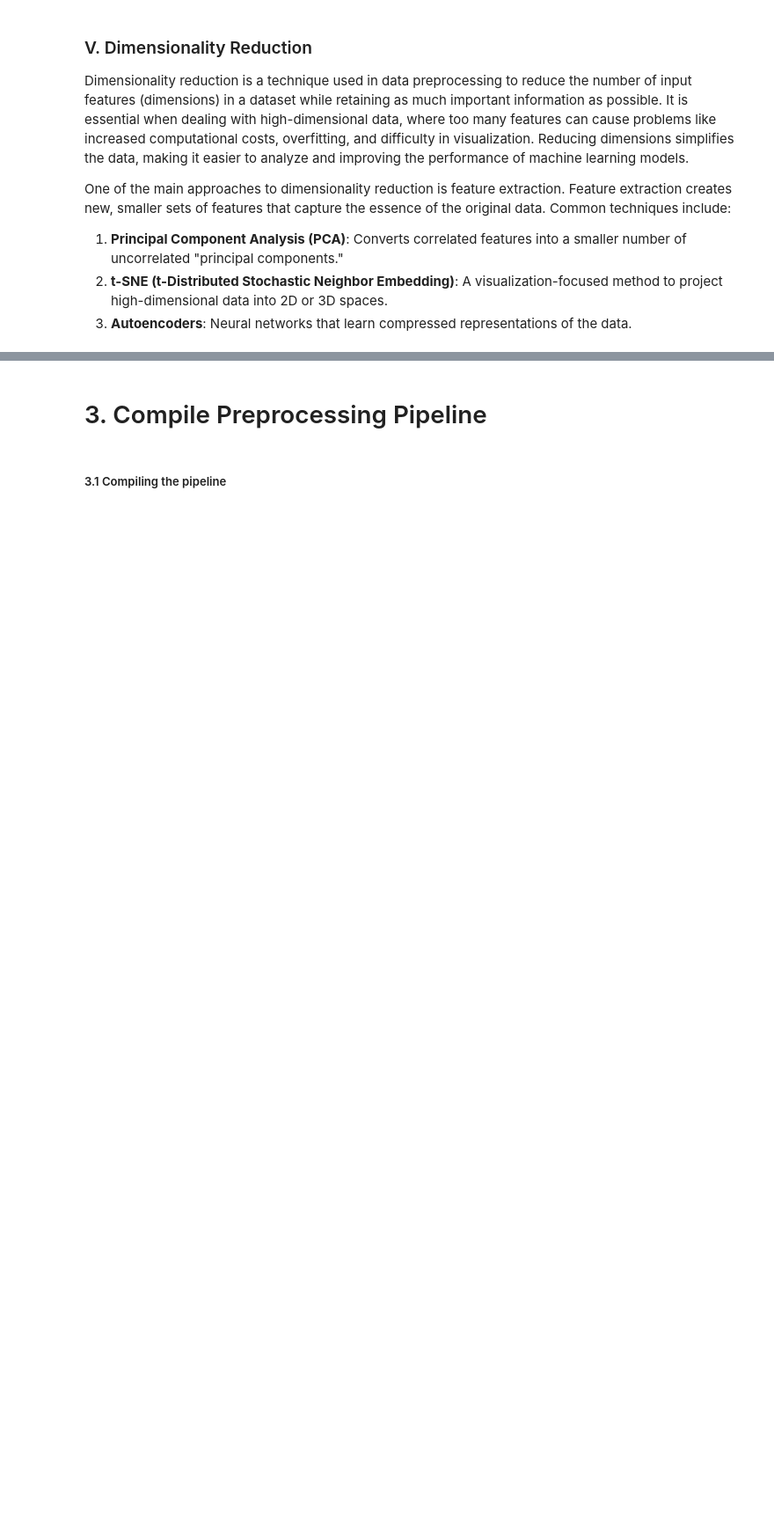
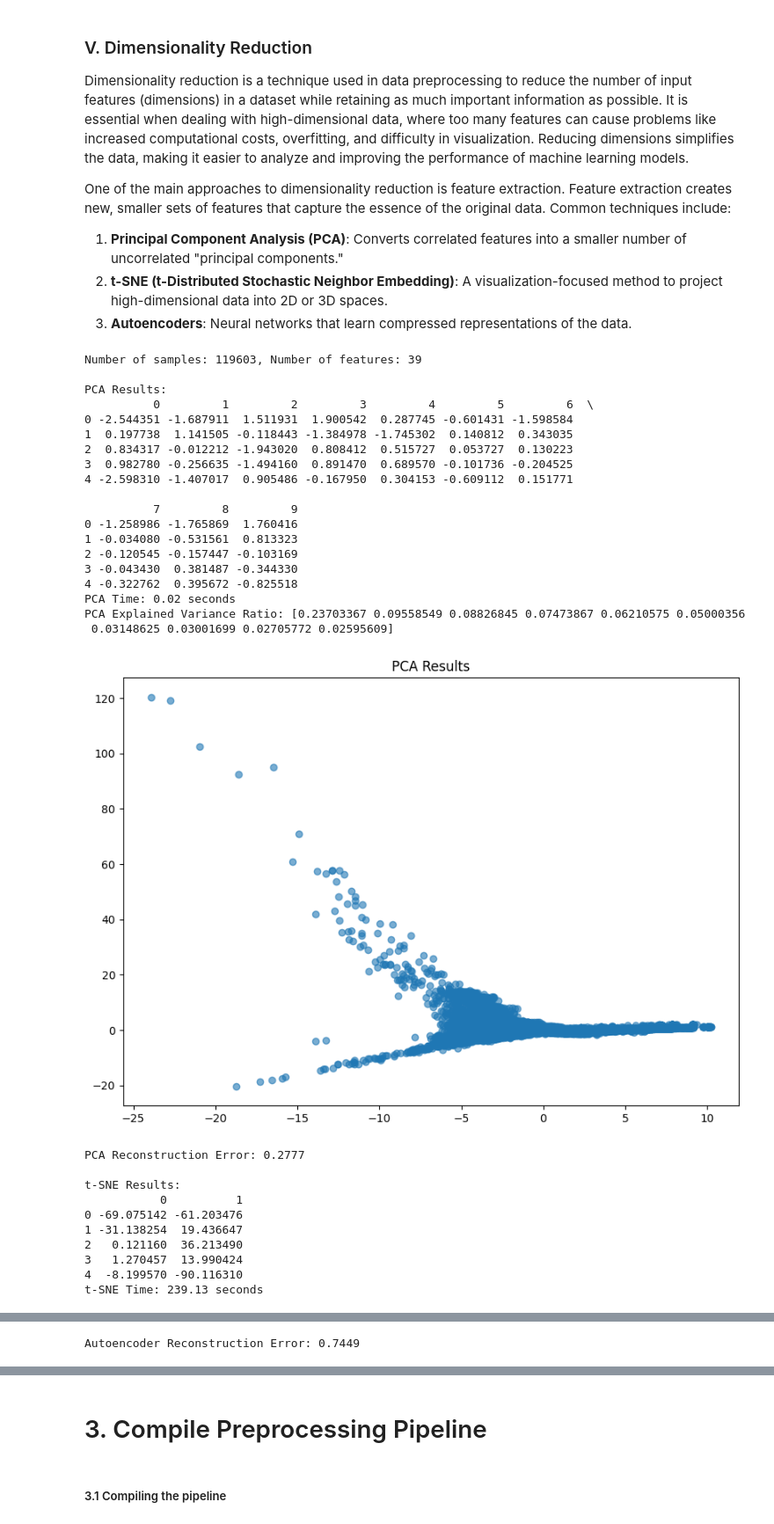
Before and after one commit to shulhajws/Tubes2AI, a Jupyter notebook: IF3170 Artificial Intelligence _ Tugas Besar 2 Notebook Template.ipynb, the cells around one changed output, grey strips where cells are left out. Shown at 88% size. Cells and saved outputs as stored; diff of their text form; code cells hidden in the pictures; blank space fills up the shorter version.

Commit message:
feat: dimensionality reduction

```diff
--- a/IF3170 Artificial Intelligence _ Tugas Besar 2 Notebook Template.ipynb
+++ b/IF3170 Artificial Intelligence _ Tugas Besar 2 Notebook Template.ipynb
@@ -1129,0 +1247,69 @@ One of the main approaches to dimensionality reduction is feature extraction. Fe
+# %%
+numerical_columns = train_set.select_dtypes(include=['float64', 'int64']).columns
+train_set_for_reduction = train_set[numerical_columns]
+train_set_scaled = StandardScaler().fit_transform(train_set_for_reduction)
+
+labels = labels_train_df['attack_cat'].values
+
+n_samples, n_features = train_set_for_reduction.shape
+print(f"Number of samples: {n_samples}, Number of features: {n_features}")
+
+print("\nPCA Results:")
+pca_result, pca_time, pca, explained_variance_ratio = reduce_dimensions_with_pca(train_set_scaled, n_components=10)
+pca_df = pd.DataFrame(pca_result)
+print(pca_df.head())
+print(f"PCA Time: {pca_time:.2f} seconds")
+print(f"PCA Explained Variance Ratio: {explained_variance_ratio}")
+
+plot_reduction_results(pca_result, "PCA")
+pca_error = pca_reconstruction_error(pca, pca_result, train_set_scaled)
+print(f"PCA Reconstruction Error: {pca_error:.4f}")
+
+print("\nt-SNE Results:")
+tsne_result, tsne_time = reduce_dimensions_with_tsne(train_set_scaled, n_components=2, perplexity=5)
+tsne_df = pd.DataFrame(tsne_result)
+print(tsne_df.head())
+print(f"t-SNE Time: {tsne_time:.2f} seconds")
+plot_reduction_results(tsne_result, "t-SNE")
+
+print("\nAutoencoder Results:")
+input_dim = train_set_scaled.shape[1]
+autoencoder_result, autoencoder_time, autoencoder = reduce_dimensions_with_autoencoder(train_set_scaled, input_dim, encoding_dim=2, epochs=50, batch_size=2)
+autoencoder_df = pd.DataFrame(autoencoder_result)
+print(autoencoder_df.head())
+print(f"Autoencoder Time: {autoencoder_time:.2f} seconds")
+plot_reduction_results(autoencoder_result, "Autoencoder")
+
+autoencoder_error = autoencoder.evaluate(train_set_scaled, train_set_scaled, verbose=0)
+print(f"Autoencoder Reconstruction Error: {autoencoder_error:.4f}")
+# %% [output]
+Number of samples: 119603, Number of features: 39
+
+PCA Results:
+          0         1         2         3         4         5         6  \
+0 -2.544351 -1.687911  1.511931  1.900542  0.287745 -0.601431 -1.598584
+1  0.197738  1.141505 -0.118443 -1.384978 -1.745302  0.140812  0.343035
+2  0.834317 -0.012212 -1.943020  0.808412  0.515727  0.053727  0.130223
+3  0.982780 -0.256635 -1.494160  0.891470  0.689570 -0.101736 -0.204525
+4 -2.598310 -1.407017  0.905486 -0.167950  0.304153 -0.609112  0.151771
+
+          7         8         9
+0 -1.258986 -1.765869  1.760416
+1 -0.034080 -0.531561  0.813323
+2 -0.120545 -0.157447 -0.103169
+3 -0.043430  0.381487 -0.344330
+4 -0.322762  0.395672 -0.825518
+PCA Time: 0.02 seconds
+PCA Explained Variance Ratio: [0.23703367 0.09558549 0.08826845 0.07473867 0.06210575 0.05000356
+ 0.03148625 0.03001699 0.02705772 0.02595609]
+[figure, added]
+PCA Reconstruction Error: 0.2777
+
+t-SNE Results:
+           0          1
+0 -69.075142 -61.203476
+1 -31.138254  19.436647
+2   0.121160  36.213490
+3   1.270457  13.990424
+4  -8.199570 -90.116310
+t-SNE Time: 239.13 seconds
@@ -1129,0 +1335 @@ One of the main approaches to dimensionality reduction is feature extraction. Fe
+Autoencoder Reconstruction Error: 0.7449
```
Also changed, not shown: parts of 12 cells of this notebook.
